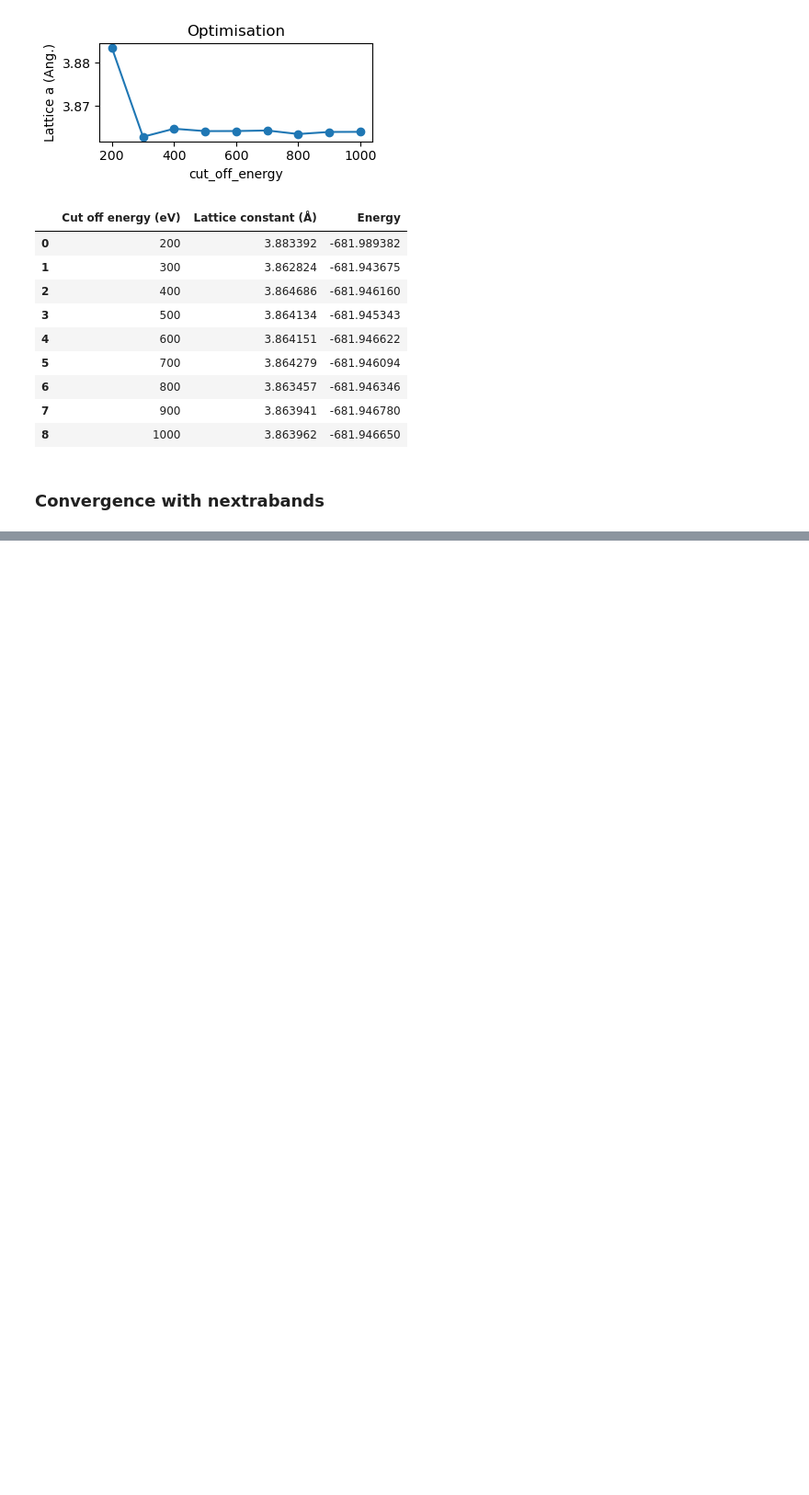
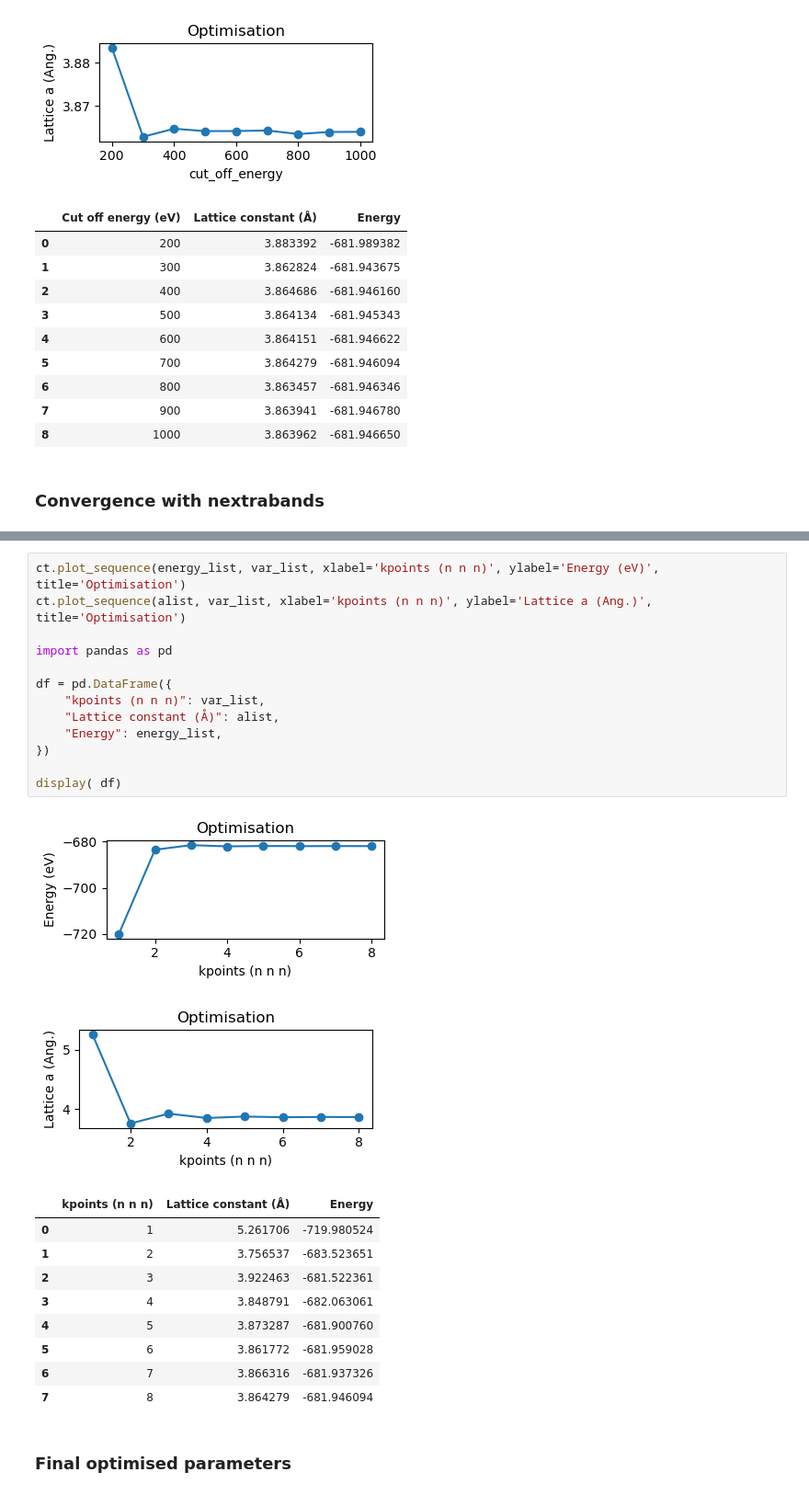
Before and after one commit to srschofield/SRSCALCUTILS, a Jupyter notebook: notebooks/silicon_lattice_parameter_001.ipynb, the cells around one changed output, grey strips where cells are left out. Shown at 92% size. Saved outputs shown, nothing was run; the diff lists cells and outputs as text; blank space fills up the shorter version.

```diff
--- a/notebooks/silicon_lattice_parameter_001.ipynb
+++ b/notebooks/silicon_lattice_parameter_001.ipynb
@@ -538,0 +735,27 @@ display( df)
+# %%
+ct.plot_sequence(energy_list, var_list, xlabel='kpoints (n n n)', ylabel='Energy (eV)', title='Optimisation')
+ct.plot_sequence(alist, var_list, xlabel='kpoints (n n n)', ylabel='Lattice a (Ang.)', title='Optimisation')
+
+import pandas as pd
+
+df = pd.DataFrame({
+    "kpoints (n n n)": var_list,
+    "Lattice constant (Å)": alist,
+    "Energy": energy_list,
+})
+
+display( df)
+# %% [output]
+[figure, added]
+[figure, added]
+|  | kpoints (n n n) | Lattice constant (Å) | Energy |
+| 0 | 1 | 5.261706 | -719.980524 |
+| 1 | 2 | 3.756537 | -683.523651 |
+| 2 | 3 | 3.922463 | -681.522361 |
+| 3 | 4 | 3.848791 | -682.063061 |
+| 4 | 5 | 3.873287 | -681.900760 |
+| 5 | 6 | 3.861772 | -681.959028 |
+| 6 | 7 | 3.866316 | -681.937326 |
+| 7 | 8 | 3.864279 | -681.946094 |
+# %% [markdown]
+### Final optimised parameters
```
Also changed, not shown: parts of 9 cells of this notebook.
